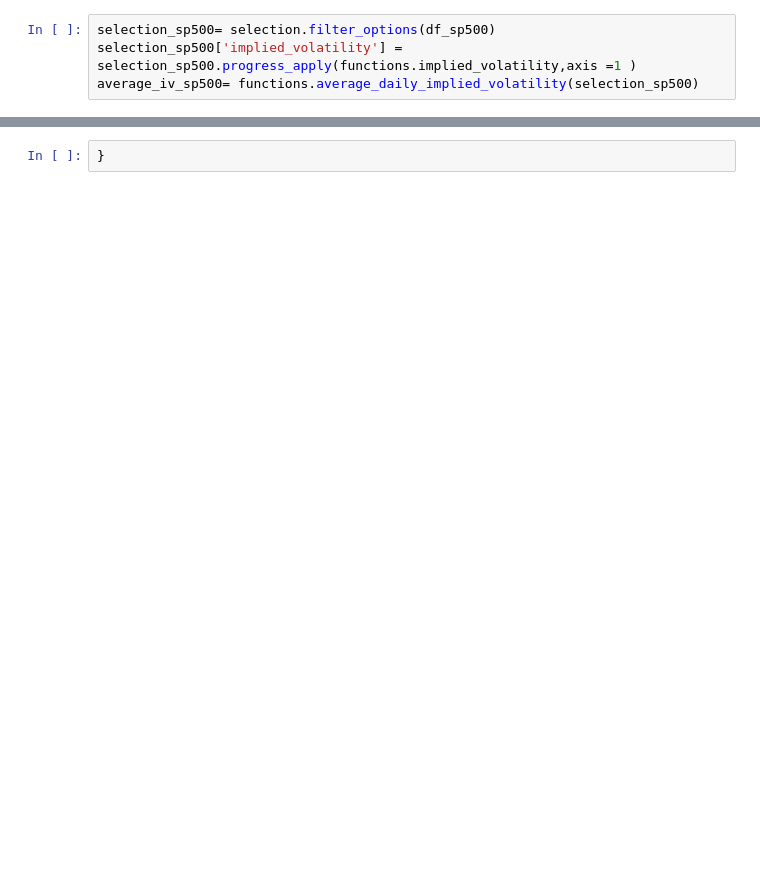
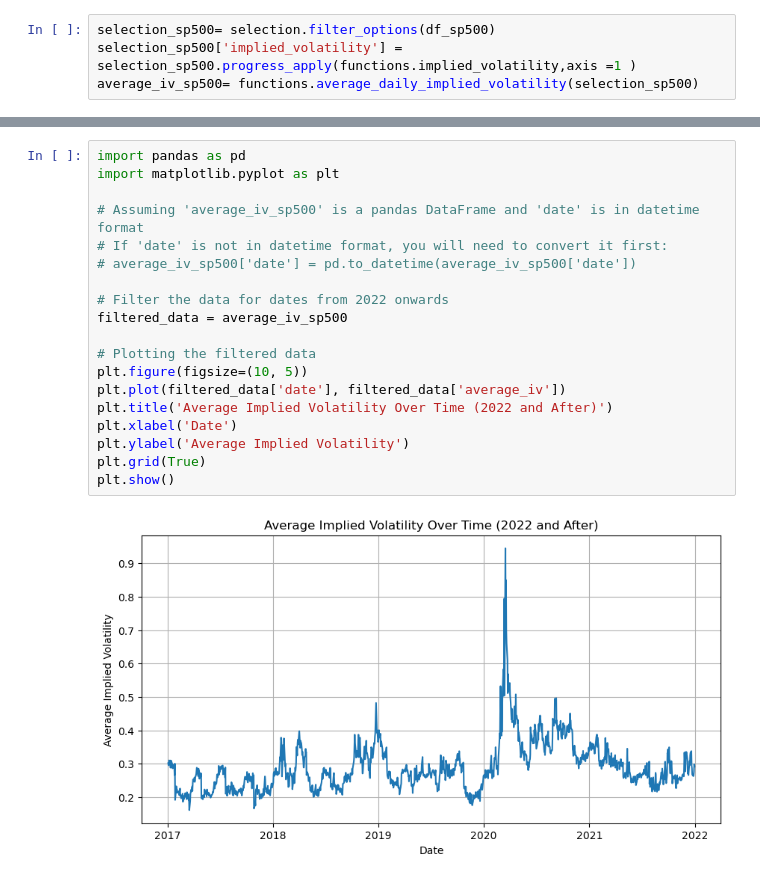
Before and after one commit to Ahmed-haji/ThesisProject, a Jupyter notebook: Jupyterlab/Untitled (1).ipynb, the cells around one changed output, grey strips where cells are left out. Cells and saved outputs as stored; diff of their text form; blank space fills up the shorter version.

```diff
--- a/Jupyterlab/Untitled (1).ipynb
+++ b/Jupyterlab/Untitled (1).ipynb
@@ -46,2 +30,21 @@ plt.show()
 # %%
-}
+import pandas as pd
+import matplotlib.pyplot as plt
+
+# Assuming 'average_iv_sp500' is a pandas DataFrame and 'date' is in datetime format
+# If 'date' is not in datetime format, you will need to convert it first:
+# average_iv_sp500['date'] = pd.to_datetime(average_iv_sp500['date'])
+
+# Filter the data for dates from 2022 onwards
+filtered_data = average_iv_sp500
+
+# Plotting the filtered data
+plt.figure(figsize=(10, 5))
+plt.plot(filtered_data['date'], filtered_data['average_iv'])
+plt.title('Average Implied Volatility Over Time (2022 and After)')
+plt.xlabel('Date')
+plt.ylabel('Average Implied Volatility')
+plt.grid(True)
+plt.show()
+# %% [output]
+[figure, added]
```
Also changed, not shown: parts of 11 cells of this notebook, 18 other files.
